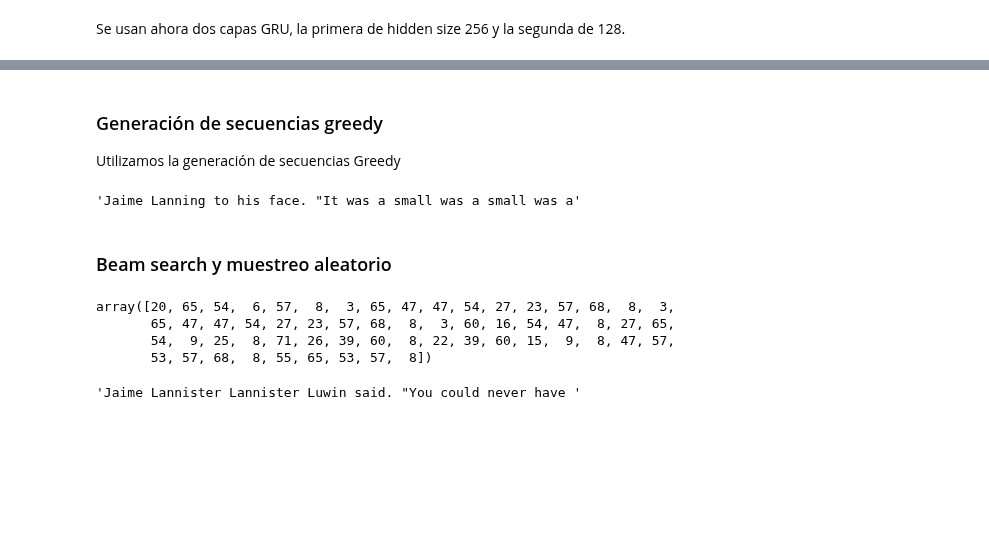
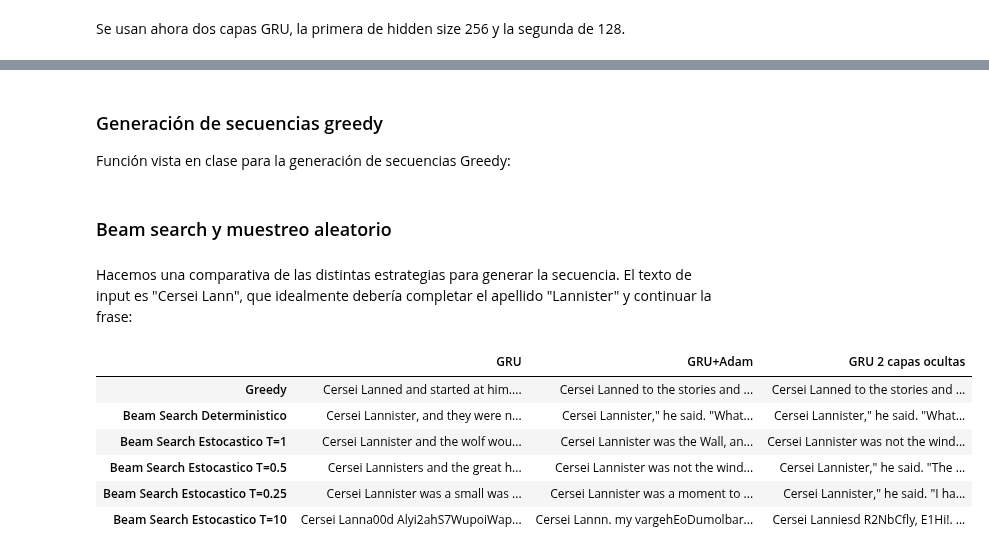
Before and after one commit to Agustinlopezf/CEIA-ProcesamientoLenguajeNaturalI, a Jupyter notebook: Desafio_3/Desafio_3.ipynb, the cells around one changed output, grey strips where cells are left out. Cells and saved outputs as stored; diff of their text form; code cells hidden in the pictures; blank space fills up the shorter version.

Commit message:
Generacion de secuencias

```diff
--- a/Desafio_3/Desafio_3.ipynb
+++ b/Desafio_3/Desafio_3.ipynb
@@ -708,8 +692,8 @@ En base a los datos obtenidos, se utilizará la arquitectura GRU de una capa
 # %% [markdown]
 ### Generación de secuencias greedy
-Utilizamos la generación de secuencias Greedy
+Función vista en clase para la generación de secuencias Greedy:
 # %%
-def generate_seq(model, seed_text, max_length, n_words):
+def generate_seq_greedy(model, seed_text, max_length, n_words):
     """
         Exec model sequence prediction
 
@@ -739,12 +723,6 @@ def generate_seq(model, seed_text, max_length, n_words):
 		# Agrego las palabras a la frase predicha
         output_text += out_word
     return output_text
-# %%
-input_text='Jaime Lann'
-
-generate_seq(model_gru, input_text, max_length=max_context_size, n_words=50)
-# %% [output]
-'Jaime Lanning to his face. "It was a small was a small was a'
 # %% [markdown]
 ###  Beam search y muestreo aleatorio
 # %%
@@ -846,12 +821,54 @@ salidas = beam_search(model,num_beams=10,num_words=50,input=input_text)
-# %%
-salidas[0]
-# %% [output]
-array([20, 65, 54,  6, 57,  8,  3, 65, 47, 47, 54, 27, 23, 57, 68,  8,  3,
-       65, 47, 47, 54, 27, 23, 57, 68,  8,  3, 60, 16, 54, 47,  8, 27, 65,
-       54,  9, 25,  8, 71, 26, 39, 60,  8, 22, 39, 60, 15,  9,  8, 47, 57,
-       53, 57, 68,  8, 55, 65, 53, 57,  8])
-# %%
-# veamos las salidas
-decode(salidas[0])
-# %% [output]
-'Jaime Lannister Lannister Luwin said. "You could never have '
+# %% [markdown]
+Hacemos una comparativa de las distintas estrategias para generar la secuencia. El texto de input es "Cersei Lann", que idealmente debería completar el apellido "Lannister" y continuar la frase:
+# %%
+resultados = {
+    "GRU": {},
+    "GRU+Adam": {},
+    "GRU 2 capas ocultas": {}
+}
+
+
+input_text='Cersei Lann'
+num_words = 60
+num_beams = 10
+
+resultados["GRU"]["Greedy"] = generate_seq_greedy(model_gru, input_text, max_length=max_context_size, n_words=num_words)
+resultados["GRU+Adam"]["Greedy"] = generate_seq_greedy(model_gru_adam, input_text, max_length=max_context_size, n_words=num_words)
+resultados["GRU 2 capas ocultas"]["Greedy"] = generate_seq_greedy(model_gru_stacked, input_text, max_length=max_context_size, n_words=num_words)
+
+resultados["GRU"]["Beam Search Deterministico"] = decode(beam_search(model_gru, num_beams=num_beams,num_words=num_words,input=input_text)[0])
+resultados["GRU+Adam"]["Beam Search Deterministico"] = decode(beam_search(model_gru_adam, num_beams=num_beams,num_words=num_words,input=input_text)[0])
+resultados["GRU 2 capas ocultas"]["Beam Search Deterministico"] = decode(beam_search(model_gru_stacked, num_beams=num_beams,num_words=num_words,input=input_text)[0])
+
+temp = 1
+resultados["GRU"][f"Beam Search Estocastico T={temp}"] = decode(beam_search(model_gru, num_beams=num_beams,num_words=num_words,input=input_text, temp=temp, mode="sto")[0])
+resultados["GRU+Adam"][f"Beam Search Estocastico T={temp}"] = decode(beam_search(model_gru_adam, num_beams=num_beams,num_words=num_words,input=input_text, temp=temp, mode="sto")[0])
+resultados["GRU 2 capas ocultas"][f"Beam Search Estocastico T={temp}"] = decode(beam_search(model_gru_stacked, num_beams=num_beams,num_words=num_words,input=input_text, temp=temp, mode="sto")[0])
+
+temp = 0.5
+resultados["GRU"][f"Beam Search Estocastico T={temp}"] = decode(beam_search(model_gru, num_beams=num_beams,num_words=num_words,input=input_text, temp=temp, mode="sto")[0])
+resultados["GRU+Adam"][f"Beam Search Estocastico T={temp}"] = decode(beam_search(model_gru_adam, num_beams=num_beams,num_words=num_words,input=input_text, temp=temp, mode="sto")[0])
+resultados["GRU 2 capas ocultas"][f"Beam Search Estocastico T={temp}"] = decode(beam_search(model_gru_stacked, num_beams=num_beams,num_words=num_words,input=input_text, temp=temp, mode="sto")[0])
+
+temp = 0.25
+resultados["GRU"][f"Beam Search Estocastico T={temp}"] = decode(beam_search(model_gru, num_beams=num_beams,num_words=num_words,input=input_text, temp=temp, mode="sto")[0])
+resultados["GRU+Adam"][f"Beam Search Estocastico T={temp}"] = decode(beam_search(model_gru_adam, num_beams=num_beams,num_words=num_words,input=input_text, temp=temp, mode="sto")[0])
+resultados["GRU 2 capas ocultas"][f"Beam Search Estocastico T={temp}"] = decode(beam_search(model_gru_stacked, num_beams=num_beams,num_words=num_words,input=input_text, temp=temp, mode="sto")[0])
+
+temp = 10
+resultados["GRU"][f"Beam Search Estocastico T={temp}"] = decode(beam_search(model_gru, num_beams=num_beams,num_words=num_words,input=input_text, temp=temp, mode="sto")[0])
+resultados["GRU+Adam"][f"Beam Search Estocastico T={temp}"] = decode(beam_search(model_gru_adam, num_beams=num_beams,num_words=num_words,input=input_text, temp=temp, mode="sto")[0])
+resultados["GRU 2 capas ocultas"][f"Beam Search Estocastico T={temp}"] = decode(beam_search(model_gru_stacked, num_beams=num_beams,num_words=num_words,input=input_text, temp=temp, mode="sto")[0])
+
+
+# Convertimos a DataFrame
+df_resultados = pd.DataFrame(resultados)
+df_resultados
+# %% [output]
+|  | GRU | GRU+Adam | GRU 2 capas ocultas |
+| Greedy | Cersei Lanned and started at him.... | Cersei Lanned to the stories and ... | Cersei Lanned to the stories and ... |
+| Beam Search Deterministico | Cersei Lannister, and they were n... | Cersei Lannister," he said. "What... | Cersei Lannister," he said. "What... |
+| Beam Search Estocastico T=1 | Cersei Lannister and the wolf wou... | Cersei Lannister was the Wall, an... | Cersei Lannister was not the wind... |
+| Beam Search Estocastico T=0.5 | Cersei Lannisters and the great h... | Cersei Lannister was not the wind... | Cersei Lannister," he said. "The ... |
+| Beam Search Estocastico T=0.25 | Cersei Lannister was a small was ... | Cersei Lannister was a moment to ... | Cersei Lannister," he said. "I ha... |
+| Beam Search Estocastico T=10 | Cersei Lanna00d Alyi2ahS7WupoiWap... | Cersei Lannn. my vargehEoDumolbar... | Cersei Lanniesd R2NbCfly, E1Hi!. ... |
```
Also changed, not shown: parts of 15 cells of this notebook, 3 other files.
